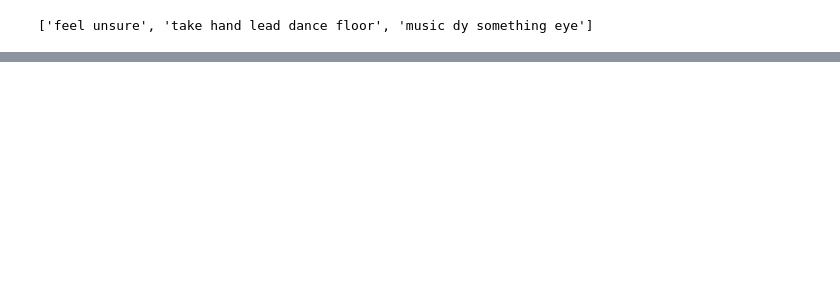
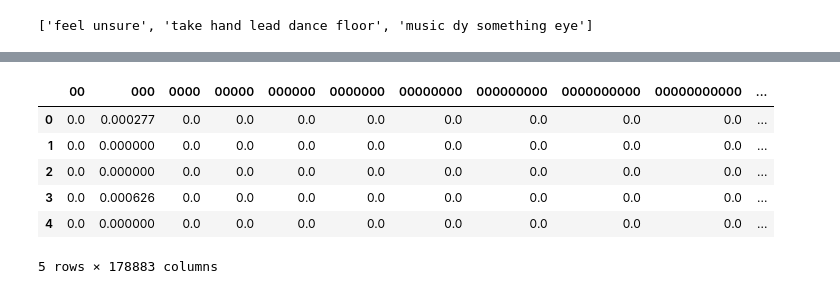
Before and after one commit to arinjay97/Music_genre_classification, a Jupyter notebook: Word_Embeddings.ipynb, the cells around one changed output, grey strips where cells are left out. Cells and saved outputs as stored; diff of their text form; code cells hidden in the pictures; blank space fills up the shorter version.

```diff
--- a/Word_Embeddings.ipynb
+++ b/Word_Embeddings.ipynb
@@ -172,0 +220,16 @@ np.savetxt("glove_embeddings.txt", np.array(glove_model))
+# %%
+tfidf_vectorizer = TfidfVectorizer(stop_words=all_stopwords)
+genre_tfidf = tfidf_vectorizer.fit_transform(genre_df['LyricsProcessed'])
+feature_names = tfidf_vectorizer.get_feature_names()
+genre_dense = genre_tfidf.todense()
+genre_denselist = genre_dense.tolist()
+genre_dense_df = pd.DataFrame(genre_denselist, columns=feature_names)
+genre_dense_df.head()
+# %% [output]
+|  | 00 | 000 | 0000 | 00000 | 000000 | 0000000 | 00000000 | 000000000 | 0000000000 | 00000000000 | ... |
+| 0 | 0.0 | 0.000277 | 0.0 | 0.0 | 0.0 | 0.0 | 0.0 | 0.0 | 0.0 | 0.0 | ... |
+| 1 | 0.0 | 0.000000 | 0.0 | 0.0 | 0.0 | 0.0 | 0.0 | 0.0 | 0.0 | 0.0 | ... |
+| 2 | 0.0 | 0.000000 | 0.0 | 0.0 | 0.0 | 0.0 | 0.0 | 0.0 | 0.0 | 0.0 | ... |
+| 3 | 0.0 | 0.000626 | 0.0 | 0.0 | 0.0 | 0.0 | 0.0 | 0.0 | 0.0 | 0.0 | ... |
+| 4 | 0.0 | 0.000000 | 0.0 | 0.0 | 0.0 | 0.0 | 0.0 | 0.0 | 0.0 | 0.0 | ... |
+5 rows × 178883 columns
```
Also changed, not shown: parts of 7 cells of this notebook.
